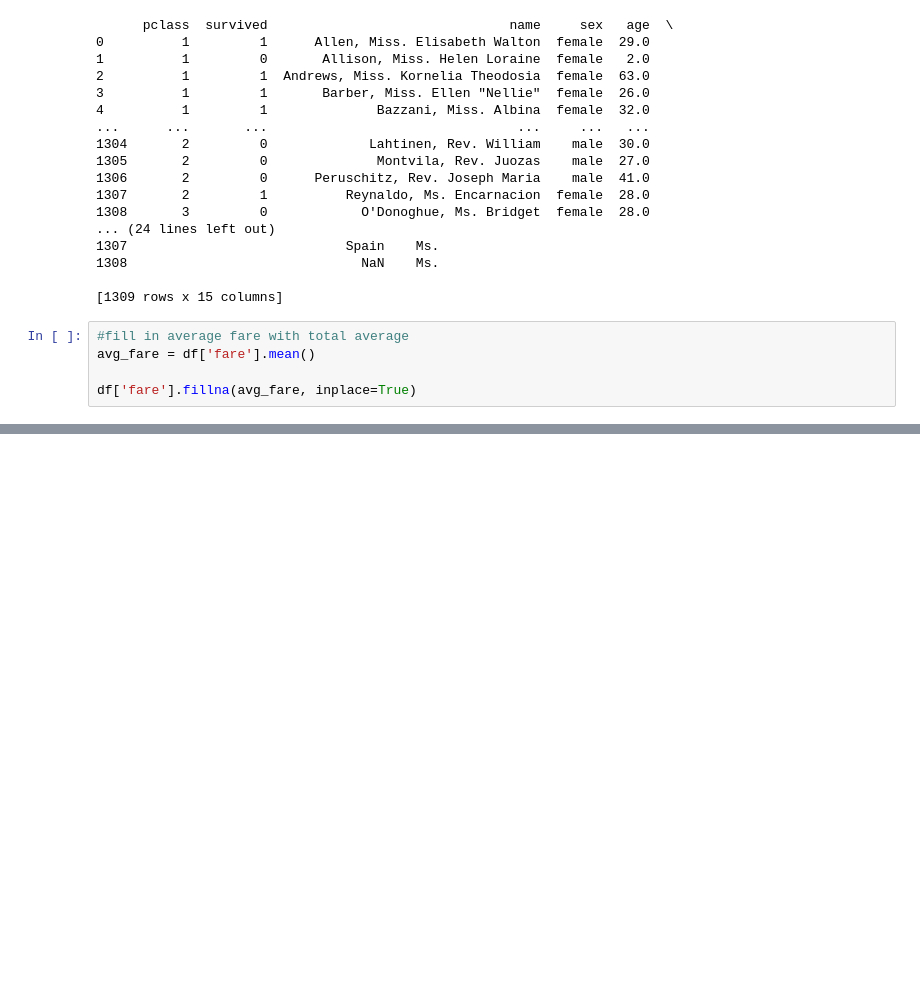
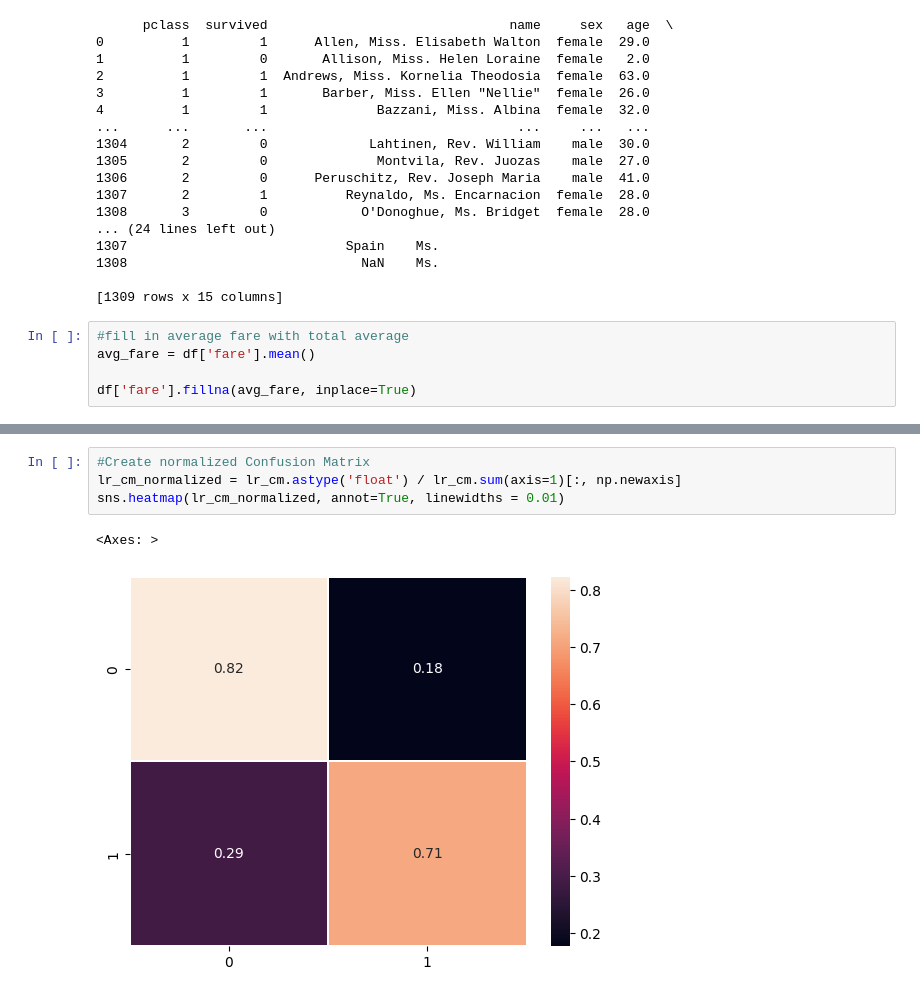
Before and after one commit to emre-ekici2/Group-2-CloudAI, a Jupyter notebook: Titanic/Titanic.ipynb, the cells around one changed output, grey strips where cells are left out. Saved outputs shown, nothing was run; the diff lists cells and outputs as text; blank space fills up the shorter version.

```diff
--- a/Titanic/Titanic.ipynb
+++ b/Titanic/Titanic.ipynb
@@ -262,0 +367,7 @@ print(df.head())
+# %%
+#Create normalized Confusion Matrix
+lr_cm_normalized = lr_cm.astype('float') / lr_cm.sum(axis=1)[:, np.newaxis]
+sns.heatmap(lr_cm_normalized, annot=True, linewidths = 0.01)
+# %% [output]
+<Axes: >
+[figure, added]
```
Also changed, not shown: parts of 20 cells of this notebook.
